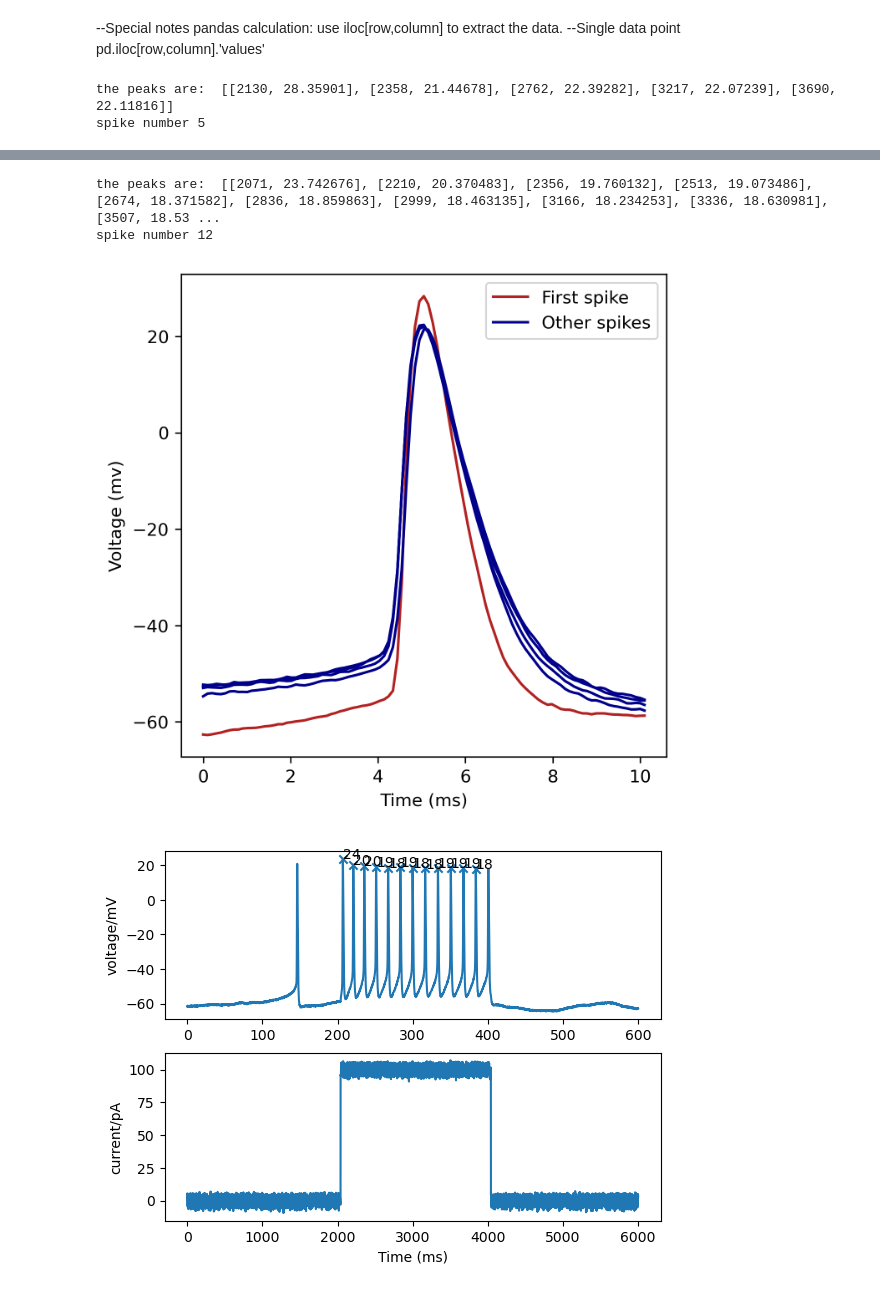
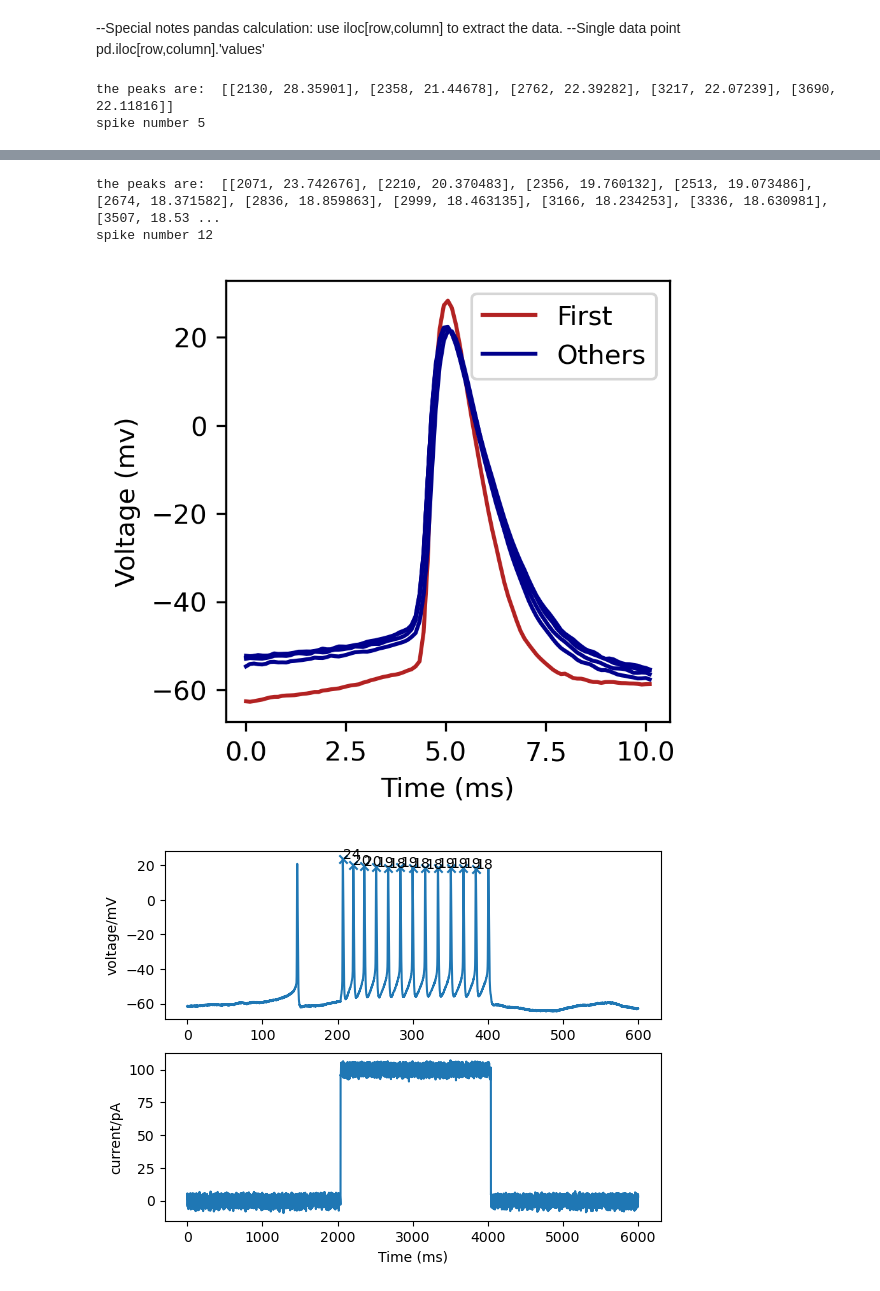
Before and after one commit to AlanYWu/Pioneer_spike-train-analysis, a Jupyter notebook: data processing_class_Update.ipynb, the cells around one changed output, grey strips where cells are left out. Drawn from its saved outputs; the diff is of its cells as text; code cells hidden in the pictures.

Commit message:
Updated the graph.

```diff
--- a/data processing_class_Update.ipynb
+++ b/data processing_class_Update.ipynb
@@ -121,7 +121,7 @@ class Data_Class:
         plt.show()
     def plot_action_potential(self,title=None):
         # plot spike train data
-        plt.figure("Spike_shape",dpi=300,figsize=(5,5))
+        plt.figure("Spike_shape",dpi=300,figsize=(3,3))
 
         length = self.spike_train.__len__()
 
@@ -133,11 +133,15 @@ class Data_Class:
             if i==0:
                 line1,=plt.plot(x_ticks,data,"firebrick")
                 continue
-            line2,=plt.plot(x_ticks,data,"darkblue")
-        plt.legend(handles=[line1,line2], labels=["First spike","Other spikes"])
+            if title=="PD":
+                line2,=plt.plot(x_ticks,data,"#1f77b4")
+            elif title=="Intact":
+                line2,=plt.plot(x_ticks,data,"#ff7f0e")
+            else:
+                line2,=plt.plot(x_ticks,data,"darkblue")
+        plt.legend(handles=[line1,line2], labels=["First","Others"],loc="upper right")
         plt.xlabel("Time (ms)")
         plt.ylabel("Voltage (mv)")
-
         plt.title(title)
 
 
@@ -416,34 +420,34 @@ print(spike_features)
 #     N1 = Data_Class(filepath,10000)
 #     N1.main()
 #     spike_features = N1.spike_features
 #     if total_features.empty:
 #         total_features = spike_features
 #         continue
 #     total_features = pd.concat([total_features,spike_features],ignore_index=True)
 #     total_features["Type"]="PD"
 # total_features.to_csv("../total_features_PD.csv")
 plt.show()
 # %% [output]
 the peaks are:  [[2130, 28.35901], [2358, 21.44678], [2762, 22.39282], [3217, 22.07239], [3690, 22.11816]]
 spike number 5
 [figure]
 fisrt_spike_latency is -89
               file_name  spike_number      peak    minAHP  threshold  \
 0  ./Data/Intact/N8.txt             1  28.35901 -58.79919  -53.53491
 1  ./Data/Intact/N8.txt             2  21.44678 -57.65479  -47.14148
 2  ./Data/Intact/N8.txt             3  22.39282 -56.47986  -46.33276
 3  ./Data/Intact/N8.txt             4  22.07239 -55.56433  -43.52515
 4  ./Data/Intact/N8.txt             5  22.11816 -55.39648  -45.29517
 
    TTP-peak  TTP-AHP  amplitude   width
 0       0.7      4.8   81.89392  1.2910
 1       0.8      5.0   68.58826  1.4976
 2       0.9      5.0   68.72558  1.5239
 3       0.8      5.0   65.59754  1.5133
 4       0.9      5.0   67.41333  1.5847
 the peaks are:  [[2071, 23.742676], [2210, 20.370483], [2356, 19.760132], [2513, 19.073486], [2674, 18.371582], [2836, 18.859863], [2999, 18.463135], [3166, 18.234253], [3336, 18.630981], [3507, 18.53 ...
 spike number 12
-[figure, old version]
+[figure, new version]
 [figure]
 fisrt_spike_latency is -25
               file_name  spike_number       peak     minAHP  threshold  \
```
Also changed, not shown: parts of 3 cells of this notebook, 1 other file.
